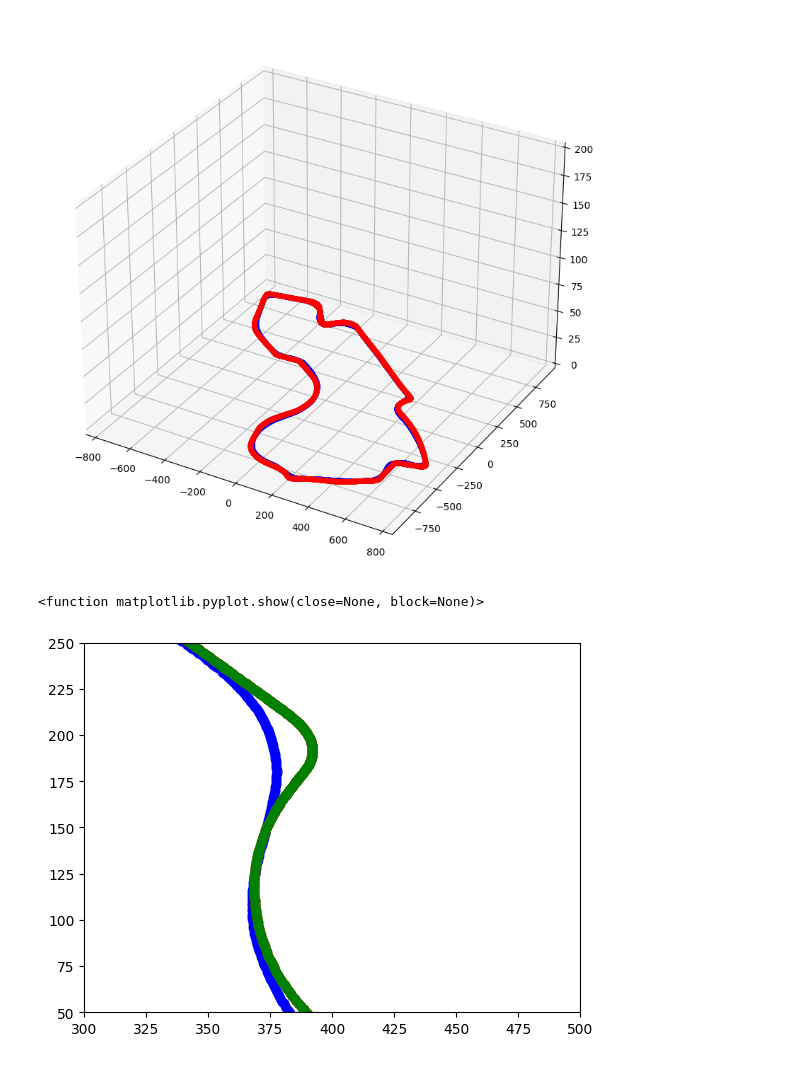
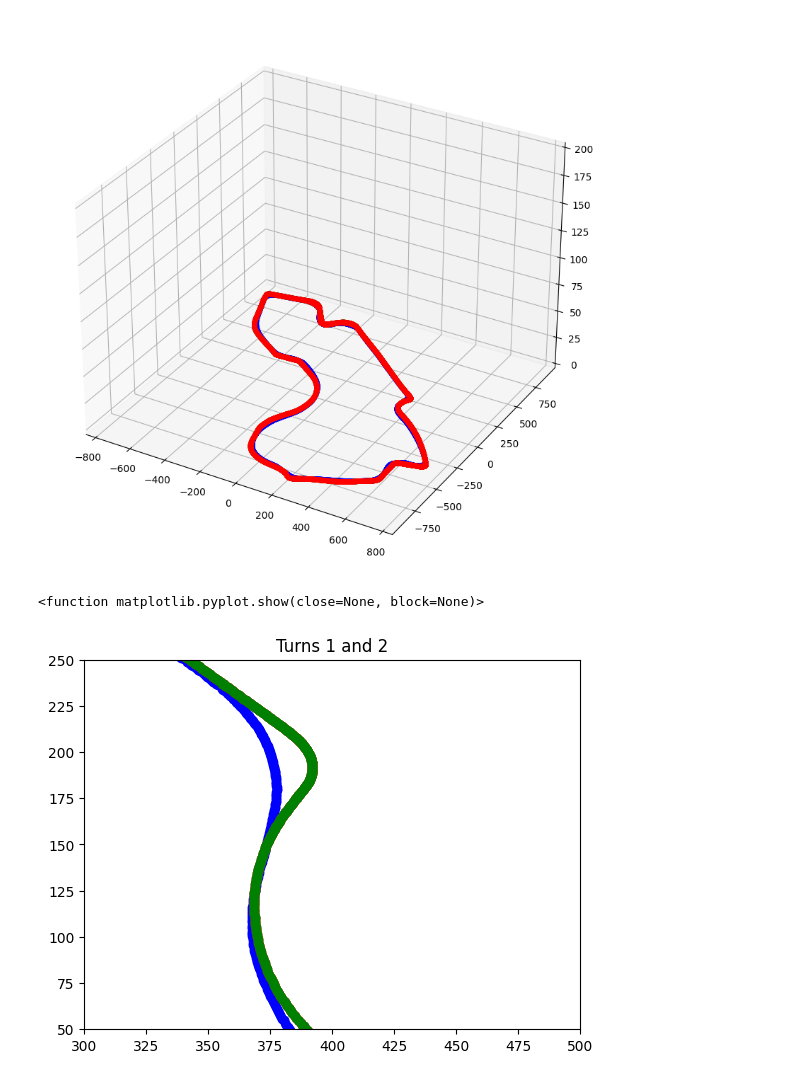
Before and after one commit to Bgon01/Data3001-capstone, a Jupyter notebook: turns_plot.ipynb, the cells around one changed output. Cells and saved outputs as stored; diff of their text form; code cells hidden in the pictures.

```diff
--- a/turns_plot.ipynb
+++ b/turns_plot.ipynb
@@ -34,4 +44,8 @@ plt.scatter(turns_df["CORNER_X2"], turns_df["CORNER_Y2"], c='red')
 # %%
-left_df = pd.read_csv("data/f1sim-ref-left.csv")
-right_df = pd.read_csv("data/f1sim-ref-right.csv")
-line_df = pd.read_csv("data/f1sim-ref-line.csv")
+left_df = pd.read_csv("../data/f1sim-ref-left.csv")
+right_df = pd.read_csv("../data/f1sim-ref-right.csv")
+line_df = pd.read_csv("../data/f1sim-ref-line.csv")
+# %%
+left_df.sort_values(by="FRAME", inplace=True)
+left_df.reset_index(drop=True, inplace=True)
+left_df
@@ -37,0 +66,4 @@ line_df = pd.read_csv("data/f1sim-ref-line.csv")
+# %%
+right_df.sort_values(by="FRAME", inplace=True)
+right_df.reset_index(drop=True, inplace=True)
+right_df
@@ -75,16 +122,17 @@ plt.show
 # %%
 X = line_df["WORLDPOSX"]
 Y = line_df["WORLDPOSY"]
 plt.scatter(X,Y, c='blue')
 X1 = left_df["WORLDPOSX"]
 Y1 = left_df["WORLDPOSY"]
 X2 = right_df["WORLDPOSX"]
 Y2 = right_df["WORLDPOSY"]
 plt.scatter(X1,Y1, c='red')
 plt.scatter(X2,Y2, c='Green')
 plt.xlim(300, 500)
 plt.ylim(50, 250)
+plt.title("Turns 1 and 2")
 plt.show
 # %% [output]
 <function matplotlib.pyplot.show(close=None, block=None)>
-[figure, old version]
+[figure, new version]
```
Also changed, not shown: parts of 11 cells of this notebook, 1 other file.
